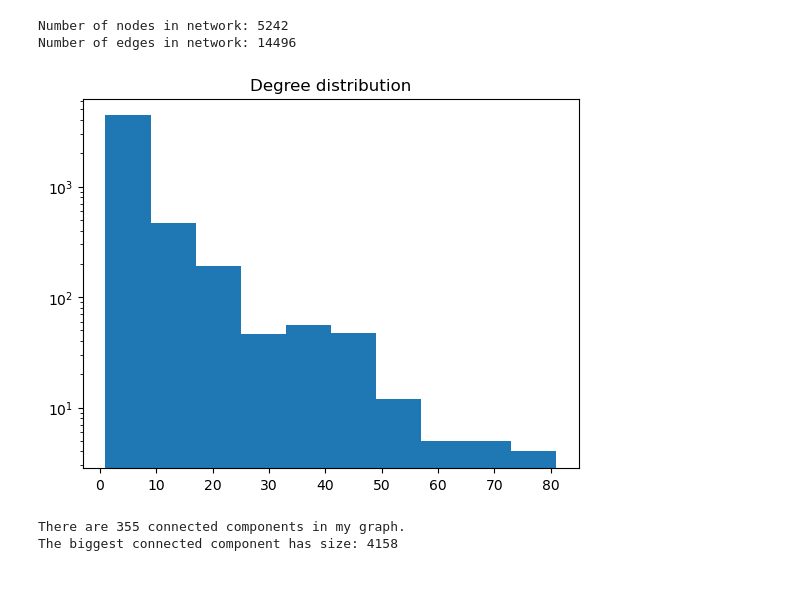
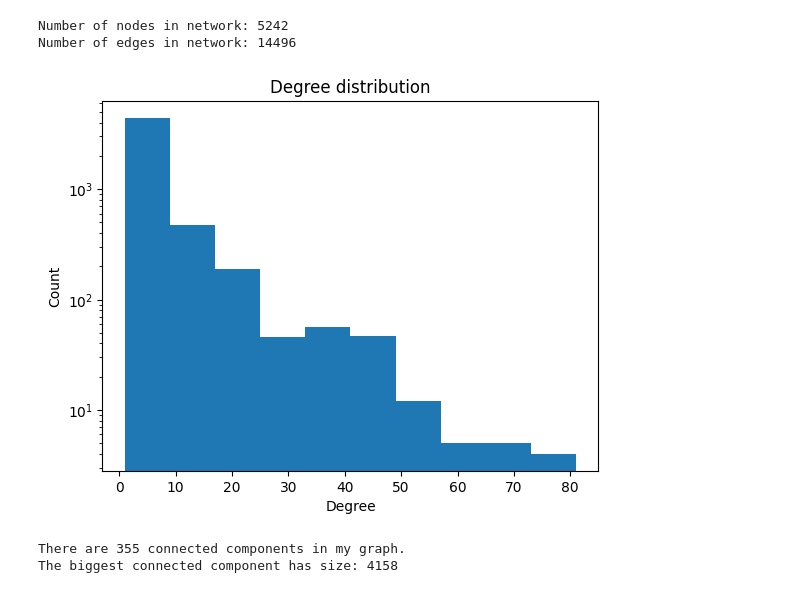
Before and after one commit to marcoSanti/AVRC-lab, a Jupyter notebook: progetto-finale/progetto-santimaria.ipynb, the cells around one changed output. Cells and saved outputs as stored; diff of their text form; code cells hidden in the pictures.

```diff
--- a/progetto-finale/progetto-santimaria.ipynb
+++ b/progetto-finale/progetto-santimaria.ipynb
@@ -23,13 +23,15 @@ Number of edges in network: 14496
 # %%
 #degree distributions
 collabGraphDegrees = [collabGraph.degree(node) for node in collabGraph.nodes()]
 
 
 plt.hist(collabGraphDegrees, log=True)
 plt.title("Degree distribution")
+plt.xlabel("Degree")
+plt.ylabel("Count")
 plt.show()
 # %% [output]
-[figure, old version]
+[figure, new version]
 # %%
 #connected components
 collabGraphConnectedComponents = [c for c in nx.connected_components(collabGraph)]
```
Also changed, not shown: parts of 4 cells of this notebook, 11 other files.
